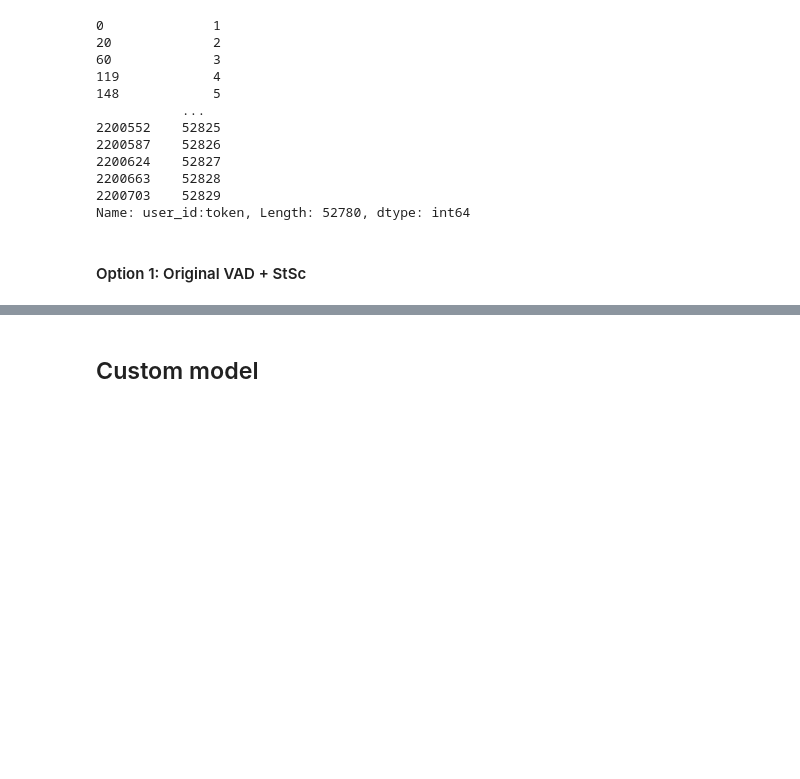
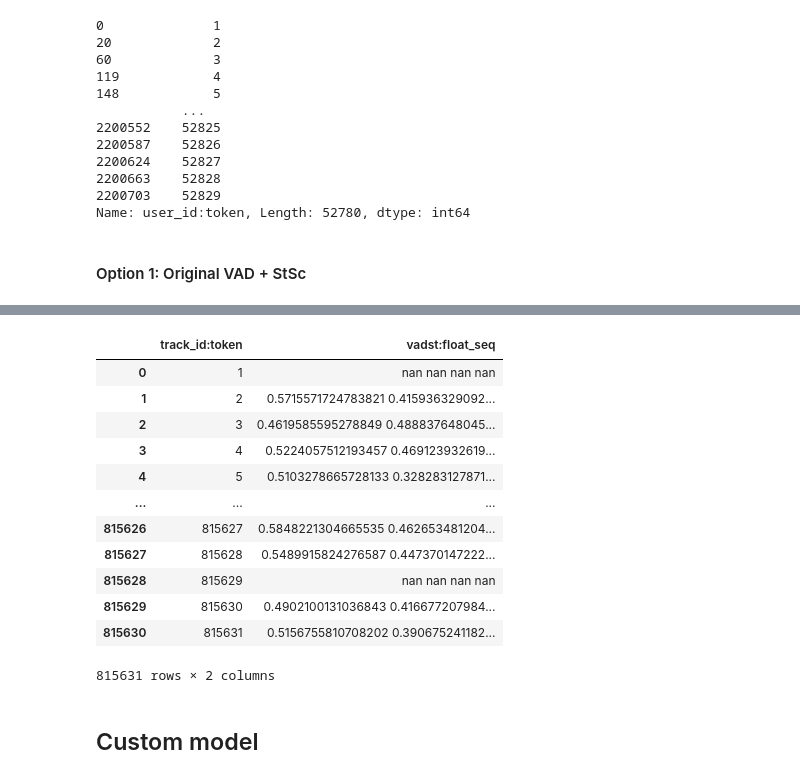
Before and after one commit to Acervans/lastfm_RS, a Jupyter notebook: lastfm_RS/backend/research/recbole_research/recbole_research.ipynb, the cells around one changed output, grey strips where cells are left out. Saved outputs shown, nothing was run; the diff lists cells and outputs as text; code cells hidden in the pictures; blank space fills up the shorter version.

```diff
--- a/lastfm_RS/backend/research/recbole_research/recbole_research.ipynb
+++ b/lastfm_RS/backend/research/recbole_research/recbole_research.ipynb
@@ -84,8 +87,24 @@ og_vads
 # %%
-norm_vads = all_vads[NORM_COLS].copy()
+norm_vads = all_vads[['Track'] + NORM_COLS].copy()
+norm_vads['VADStSc'] = norm_vads[NORM_COLS].astype(str).apply(lambda x: ' '.join(x), axis=1)
+norm_vads.drop(columns=NORM_COLS, inplace=True)
 norm_vads.columns = RECBOLE_COLS
 
 norm_vads.to_csv(f'{DATA_DIR}/{LASTFM_RB}/{LASTFM_RB}.item', index=False, sep='\t')
 norm_vads
+# %% [output]
+|  | track_id:token | vadst:float_seq |
+| 0 | 1 | nan nan nan nan |
+| 1 | 2 | 0.5715571724783821 0.415936329092... |
+| 2 | 3 | 0.4619585595278849 0.488837648045... |
+| 3 | 4 | 0.5224057512193457 0.469123932619... |
+| 4 | 5 | 0.5103278665728133 0.328283127871... |
+| ... | ... | ... |
+| 815626 | 815627 | 0.5848221304665535 0.462653481204... |
+| 815627 | 815628 | 0.5489915824276587 0.447370147222... |
+| 815628 | 815629 | nan nan nan nan |
+| 815629 | 815630 | 0.4902100131036843 0.416677207984... |
+| 815630 | 815631 | 0.5156755810708202 0.390675241182... |
+815631 rows × 2 columns
 # %% [markdown]
 ## Custom model
```
Also changed, not shown: parts of 7 cells of this notebook, 11 other files.
